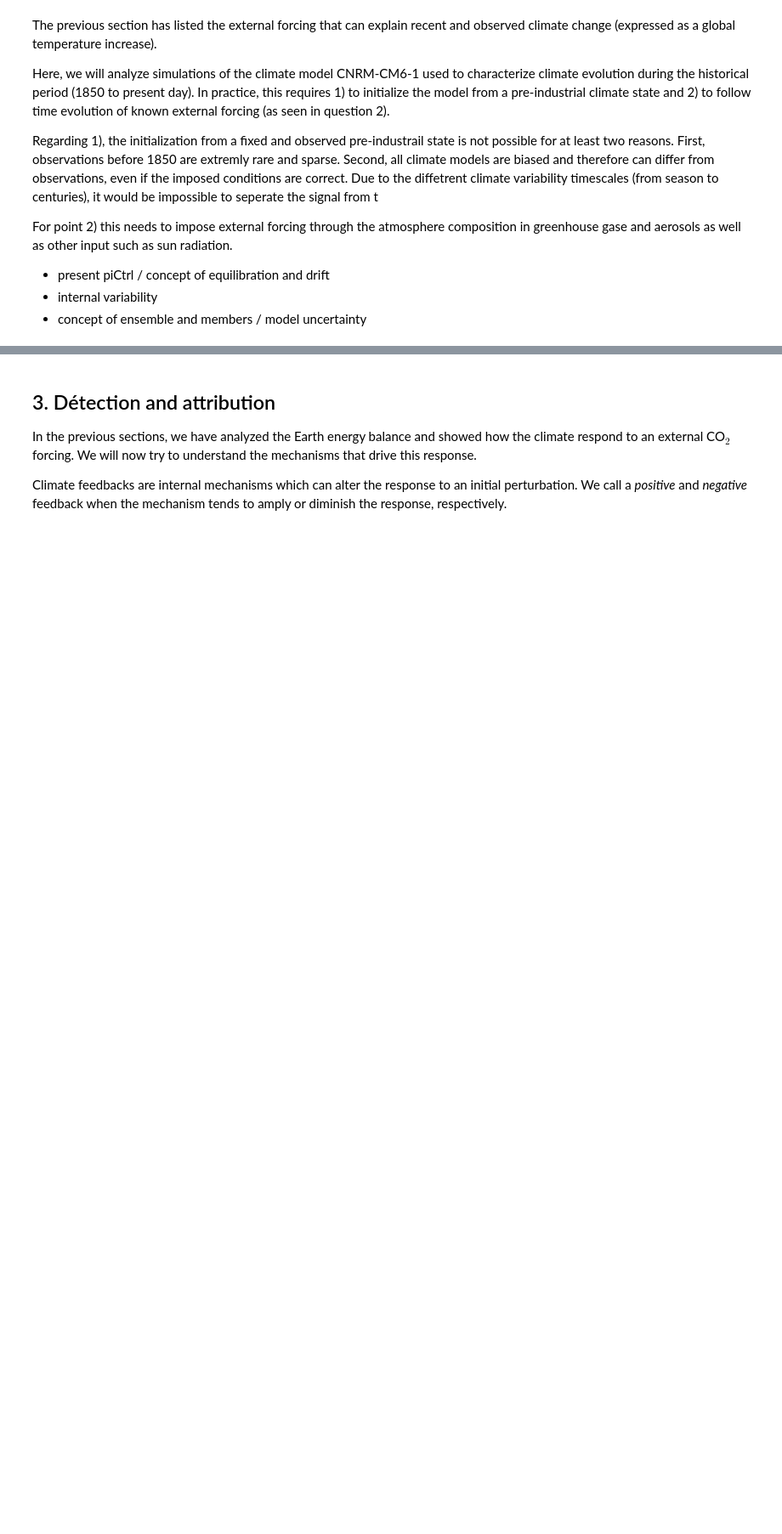
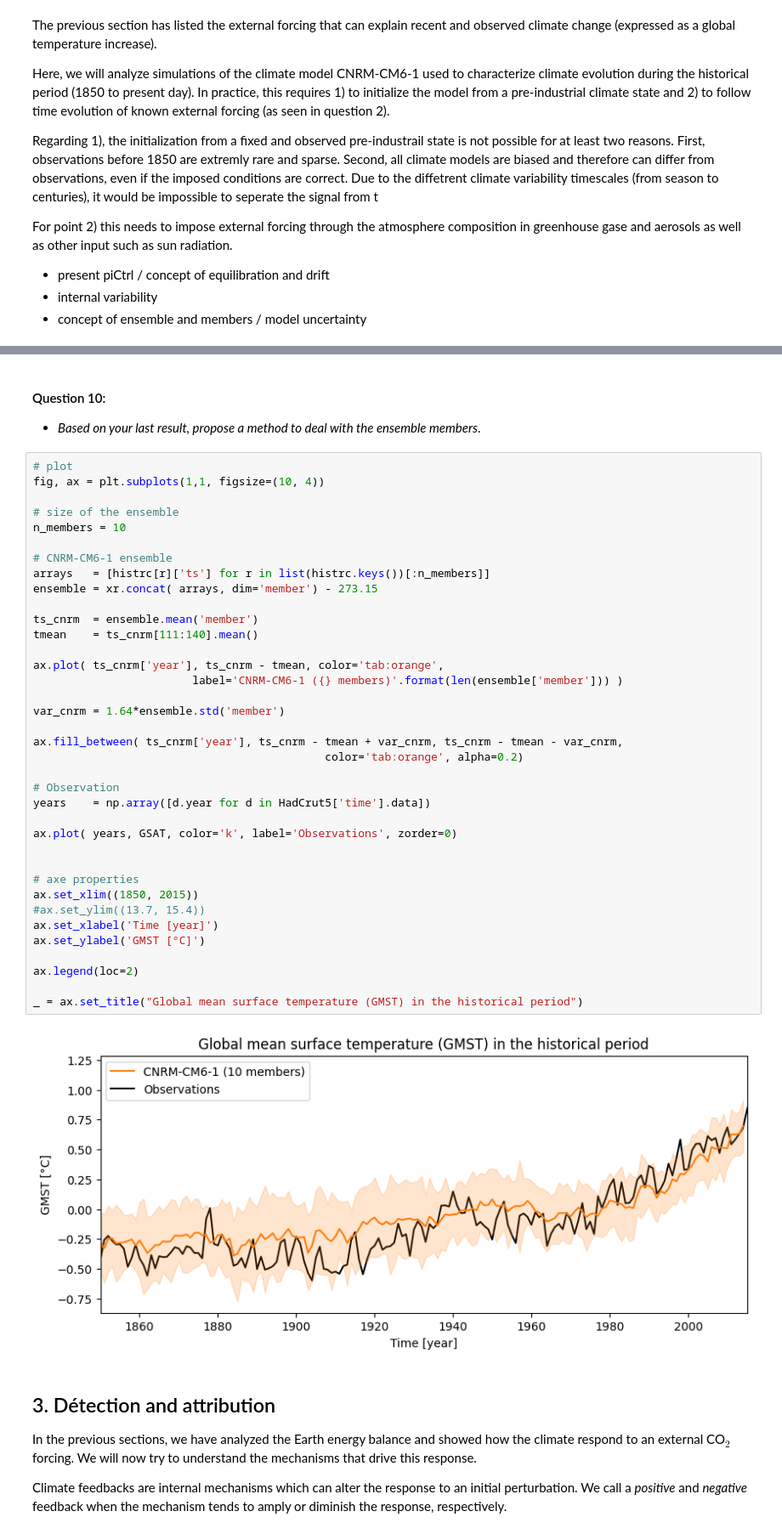
Before and after one commit to acsed-dot/TP-MSOAC-Climate_change, a Jupyter notebook: topics/2-CNRM-CM6-1_historical.ipynb, the cells around one changed output, grey strips where cells are left out. Shown at 85% size. Drawn from its saved outputs; the diff is of its cells as text; blank space fills up the shorter version.

```diff
--- a/topics/2-CNRM-CM6-1_historical.ipynb
+++ b/topics/2-CNRM-CM6-1_historical.ipynb
@@ -600,3 +704,46 @@ _ = ax.set_title("Global mean surface temperature (GMST) in the piControl experi
+# %% [markdown]
+#### Question 10:
+
+* _Based on your last result, propose a method to deal with the ensemble members_.
+# %%
+# plot
+fig, ax = plt.subplots(1,1, figsize=(10, 4))
+
+# size of the ensemble
+n_members = 10
+
+# CNRM-CM6-1 ensemble
+arrays   = [histrc[r]['ts'] for r in list(histrc.keys())[:n_members]]
+ensemble = xr.concat( arrays, dim='member') - 273.15
+
+ts_cnrm  = ensemble.mean('member')
+tmean    = ts_cnrm[111:140].mean()
+
+ax.plot( ts_cnrm['year'], ts_cnrm - tmean, color='tab:orange',
+                        label='CNRM-CM6-1 ({} members)'.format(len(ensemble['member'])) )
+
+var_cnrm = 1.64*ensemble.std('member')
+
+ax.fill_between( ts_cnrm['year'], ts_cnrm - tmean + var_cnrm, ts_cnrm - tmean - var_cnrm,
+                                            color='tab:orange', alpha=0.2)
+
+# Observation
+years    = np.array([d.year for d in HadCrut5['time'].data])
+
+ax.plot( years, GSAT, color='k', label='Observations', zorder=0)
+
+
+# axe properties
+ax.set_xlim((1850, 2015))
+#ax.set_ylim((13.7, 15.4))
+ax.set_xlabel('Time [year]')
+ax.set_ylabel('GMST [°C]')
+
+ax.legend(loc=2)
+
+_ = ax.set_title("Global mean surface temperature (GMST) in the historical period")
+# %% [output]
+[figure, added]
 # %% [markdown]
 <a id="section-3"></a>
 ## 3. Détection and attribution
```
Also changed, not shown: parts of 9 cells of this notebook, 27 other files.
